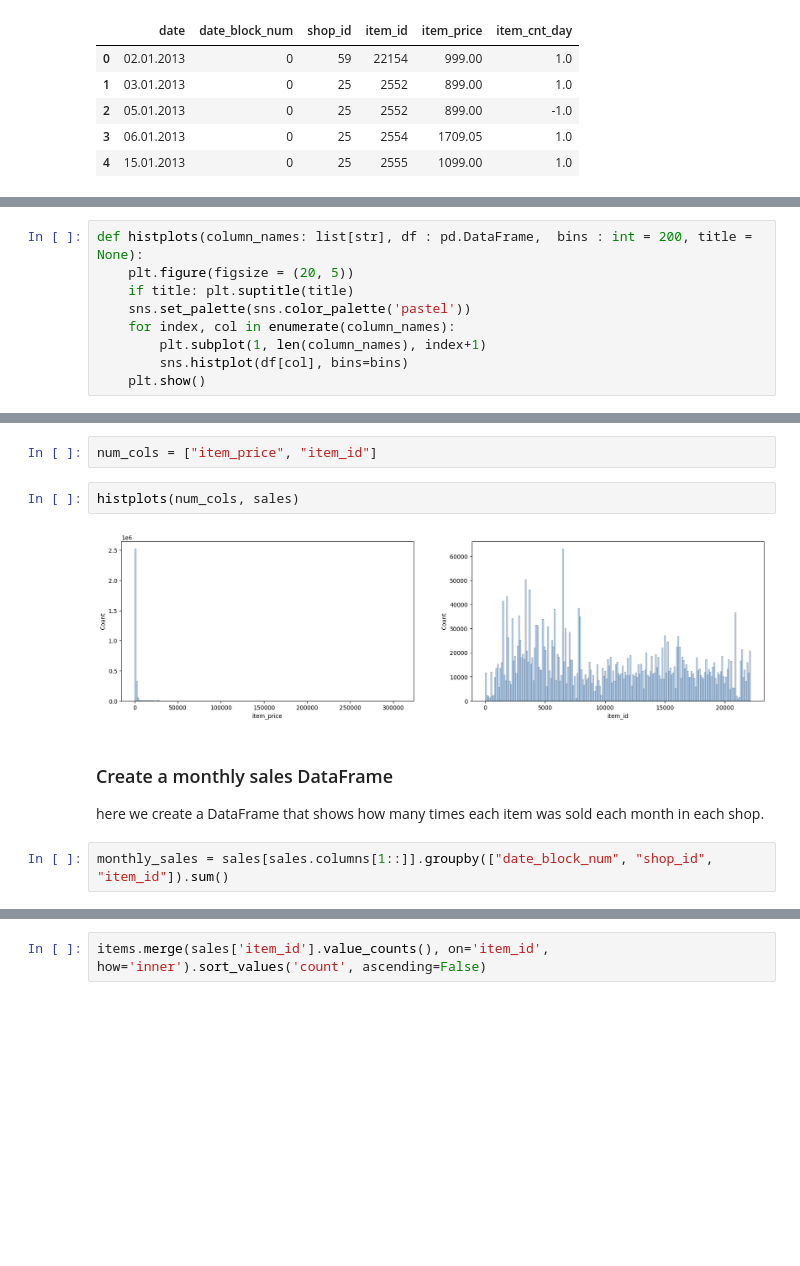
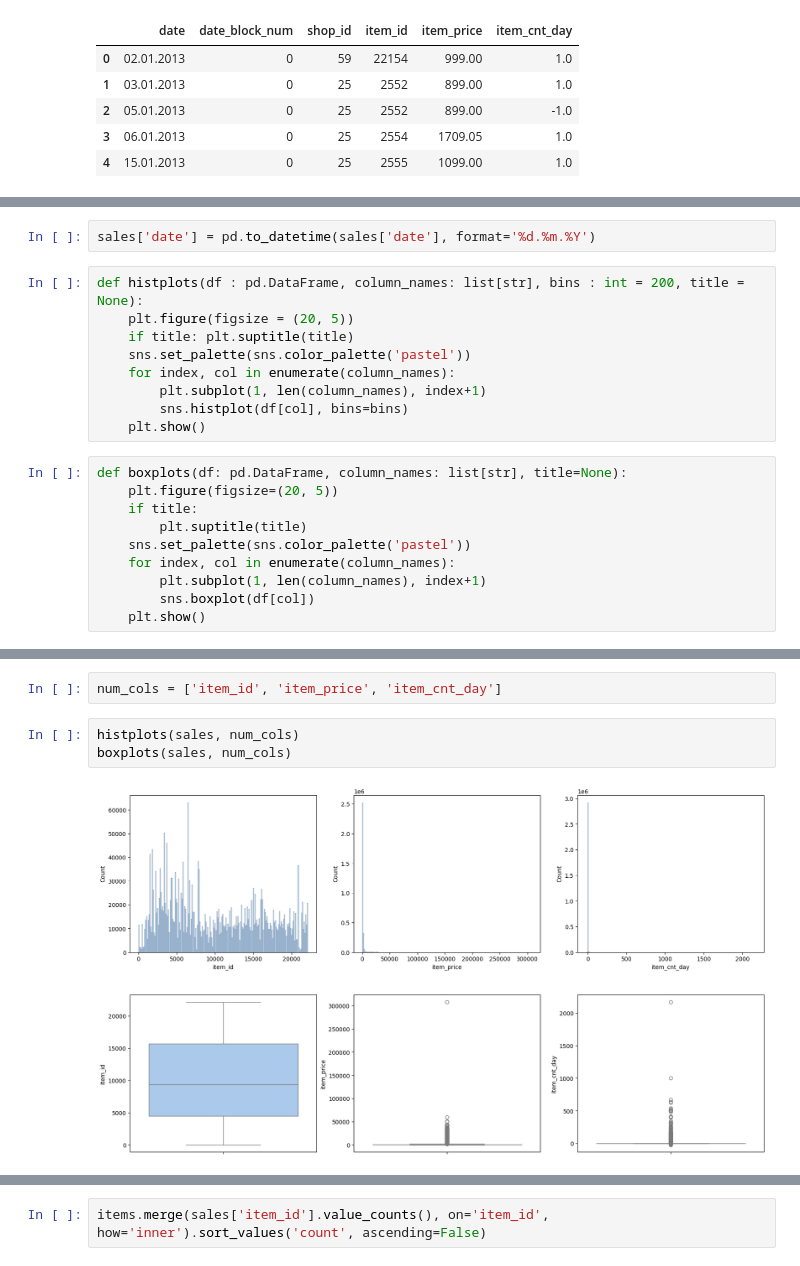
Before and after one commit to lopharb/ds_practice, a Jupyter notebook: dqc.ipynb, the cells around one changed output, grey strips where cells are left out. Drawn from its saved outputs; the diff is of its cells as text; blank space fills up the shorter version.

```diff
--- a/dqc.ipynb
+++ b/dqc.ipynb
@@ -69,5 +160,7 @@ Column item_cnt_day    has    0 empty values
+# %%
+sales['date'] = pd.to_datetime(sales['date'], format='%d.%m.%Y')
 # %%
-def histplots(column_names: list[str], df : pd.DataFrame,  bins : int = 200, title = None):
+def histplots(df : pd.DataFrame, column_names: list[str], bins : int = 200, title = None):
     plt.figure(figsize = (20, 5))
     if title: plt.suptitle(title)
     sns.set_palette(sns.color_palette('pastel'))
@@ -75,3 +168,13 @@ def histplots(column_names: list[str], df : pd.DataFrame,  bins : int = 200, tit
         plt.subplot(1, len(column_names), index+1)
         sns.histplot(df[col], bins=bins)
     plt.show()
+# %%
+def boxplots(df: pd.DataFrame, column_names: list[str], title=None):
+    plt.figure(figsize=(20, 5))
+    if title:
+        plt.suptitle(title)
+    sns.set_palette(sns.color_palette('pastel'))
+    for index, col in enumerate(column_names):
+        plt.subplot(1, len(column_names), index+1)
+        sns.boxplot(df[col])
+    plt.show()
@@ -78,12 +203,8 @@ def histplots(column_names: list[str], df : pd.DataFrame,  bins : int = 200, tit
 # %%
-num_cols = ["item_price", "item_id"]
+num_cols = ['item_id', 'item_price', 'item_cnt_day']
 # %%
-histplots(num_cols, sales)
+histplots(sales, num_cols)
+boxplots(sales, num_cols)
 # %% [output]
-[figure, old version]
+[figure, new version]
+[figure, added]
-# %% [markdown]
-### Create a monthly sales DataFrame
-
-here we create a DataFrame that shows how many times each item was sold each month in each shop.
-# %%
-monthly_sales = sales[sales.columns[1::]].groupby(["date_block_num", "shop_id", "item_id"]).sum()
```
Also changed, not shown: parts of 47 cells of this notebook.
